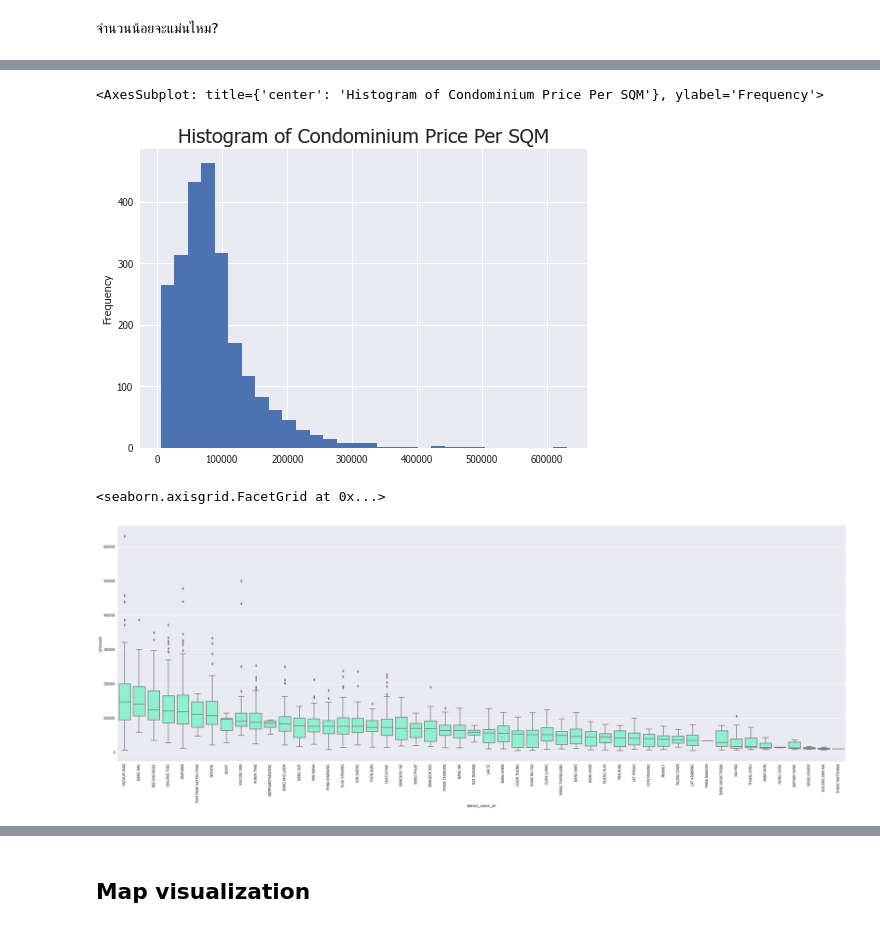
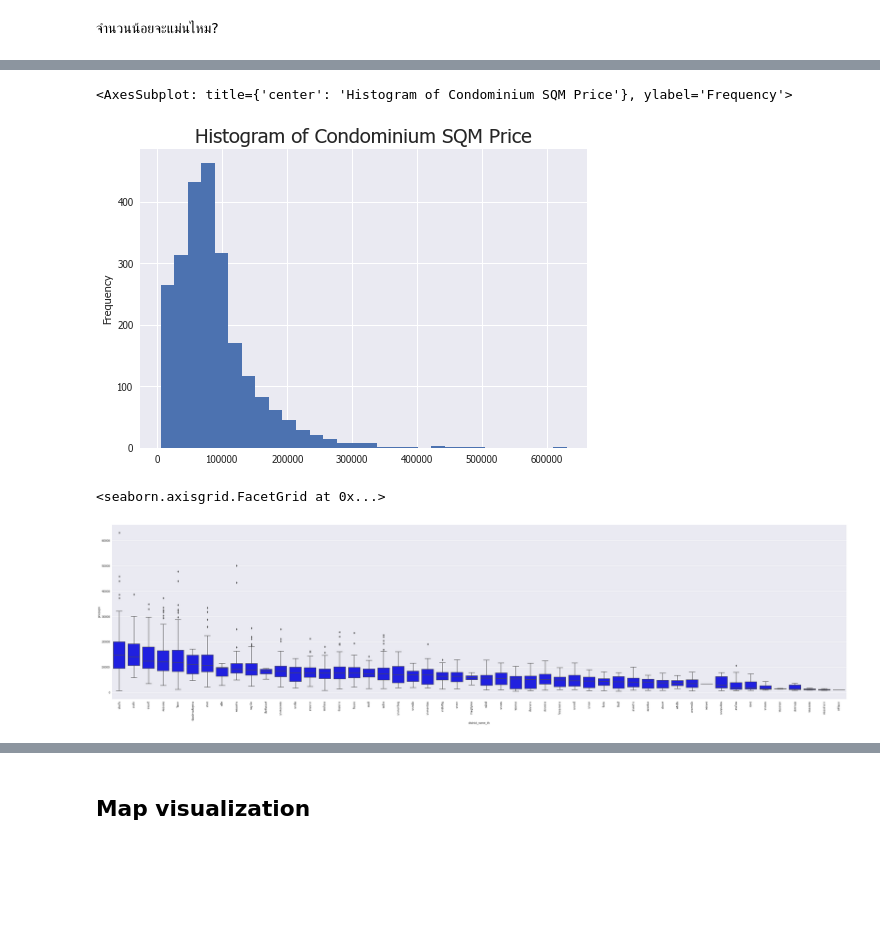
Before and after one commit to terjirapat/DADS5001-Project, a Jupyter notebook: project.ipynb, the cells around one changed output, grey strips where cells are left out. Cells and saved outputs as stored; diff of their text form; code cells hidden in the pictures; blank space fills up the shorter version.

```diff
--- a/project.ipynb
+++ b/project.ipynb
@@ -46,7 +43,7 @@ proj.head(3)
 | 2 | 19570.0 | project_5363 | Baan Samretvill 1 | บ้านสำเร็จวิลล์ 1 | 3 | Townhome | ทาวน์โฮม | ... |
 3 rows × 45 columns
 # %%
-proj_cd = proj.loc[proj['propertytype_name_en']=='Condo' ,['project_id','subdistrict_id', 'name_en', 'latitude','longitude', 'subdistrict_name_en', 'subdistrict_name_th', 'district_name_en', 'district_name_th', 'province_name_en']]
+proj_cd = proj.loc[proj['propertytype_name_en']=='Condo' ,['project_id','subdistrict_id', 'name_en', 'latitude','longitude', 'subdistrict_name_en', 'subdistrict_name_th', 'district_name_en', 'district_name_th', 'province_name_en', 'province_name_th']]
 proj_cd_bk = proj_cd.loc[proj_cd['province_name_en']=='Bangkok']
 # %%
 proj_cd_bk.info()
@@ -131,7 +128,7 @@ unit_cd.dropna(inplace=True)
 unit_cd_new = unit_cd.loc[unit_cd['price_min'] == unit_cd.groupby('project_id').transform('min')['price_min'], :]
 
 # drop duplicate ตัวที่ค่า area ซ้ำ
-unit_cd_new.drop_duplicates(subset=['project_id','area_usable_min','price_min'],inplace=True)
+unit_cd_new = unit_cd_new.drop_duplicates(subset=['project_id','area_usable_min','price_min'])
 
 # หาว่ายังมี project_id ที่ duplicate กันอยู่ไหม
 unit_cd_new[unit_cd_new.duplicated(subset='project_id')].head()
@@ -384,4 +328,4 @@ df_new['livsc_per_pricesqm'] = df_new['living_score']/df_new['pricesqm']
 df_new['eatingsc_qlt_per_price'] = df_new['eating_quality_score']/df_new['eating_price_score']
 # %%
 df_new['pricesqm_dct_mean'] = df_new.groupby('district_name_en').transform('mean')['pricesqm']
-df_new['rent_return'] = (df_new['median_rent_price_sqm']/df_new['pricesqm_dct_mean'])*12
+df_new['rent_return'] = (df_new['median_rent_price_sqm']/df_new['pricesqm_dct_mean'])*12*100
@@ -417,13 +370,13 @@ df_new.groupby('subdistrict_name_en').size().to_frame('n_condos').sort_values(by
 # %%
-plt.title("Histogram of Condominium Price Per SQM", fontsize='20')
+plt.title("Histogram of Condominium SQM Price", fontsize='20')
 df_new['pricesqm'].plot.hist(bins=30)
 # %% [output]
-<AxesSubplot: title={'center': 'Histogram of Condominium Price Per SQM'}, ylabel='Frequency'>
+<AxesSubplot: title={'center': 'Histogram of Condominium SQM Price'}, ylabel='Frequency'>
-[figure, old version]
+[figure, new version]
 # %%
-df_new['pricesqm_dct_med'] = df_new.groupby('district_name_en')['pricesqm'].transform('median')
-sns.catplot(data=df_new.sort_values(by='pricesqm_dct_med', ascending=False), kind='box', x='district_name_en', y='pricesqm', height=10, aspect=3, color='aquamarine').set_xticklabels(rotation=90)
+df_new['pricesqm_dct_med'] = df_new.groupby('district_name_th')['pricesqm'].transform('median')
+sns.catplot(data=df_new.sort_values(by='pricesqm_dct_med', ascending=False), kind='box', x='district_name_th', y='pricesqm', height=10, aspect=4, color='Blue').set_xticklabels(rotation=90)
 # %% [output]
 <seaborn.axisgrid.FacetGrid at 0x...>
-[figure, old version]
+[figure, new version]
 # %%
```
Also changed, not shown: parts of 53 cells of this notebook.
